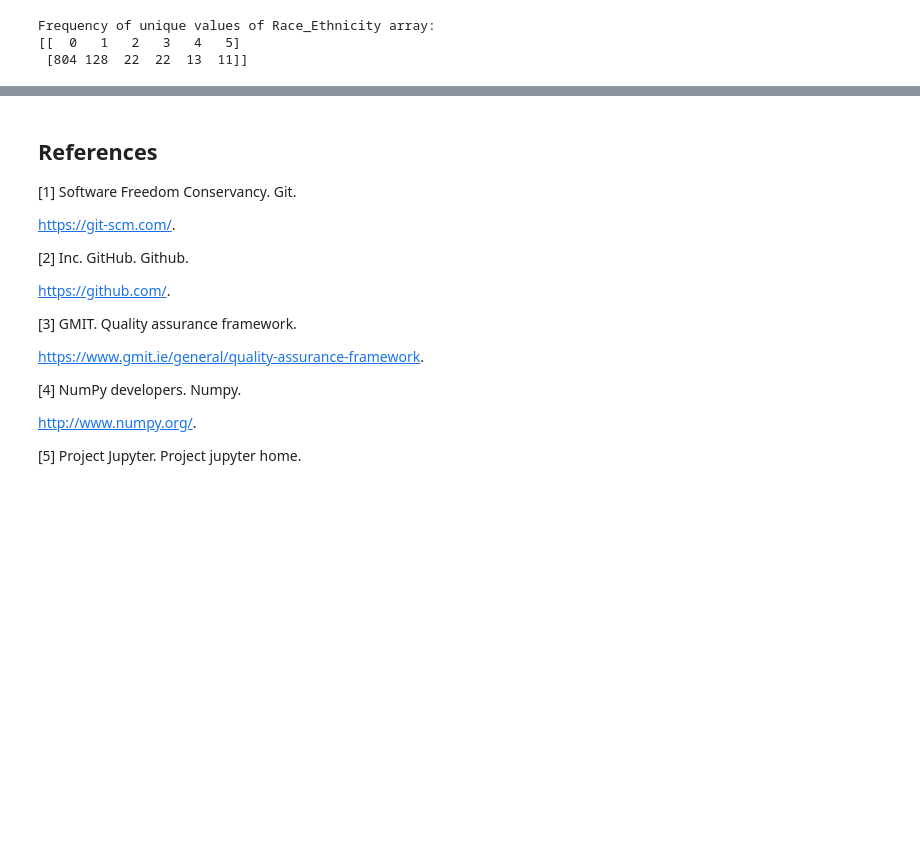
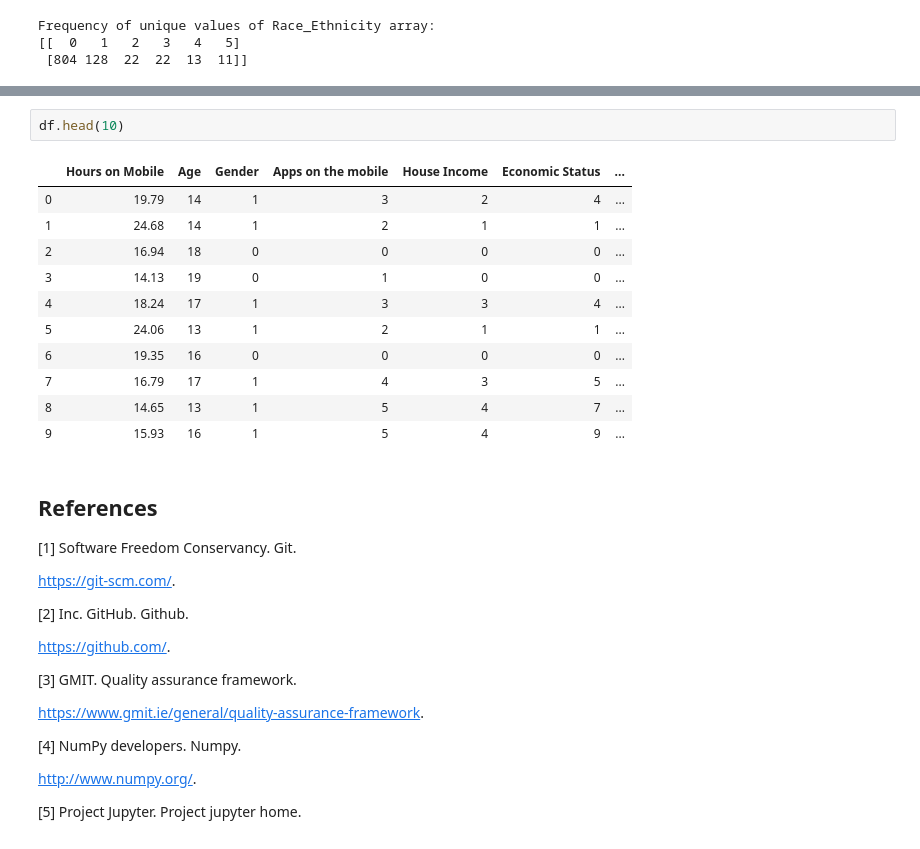
Before and after one commit to HenkT28/Programming_For_Data_Analysis_Project, a Jupyter notebook: Programming_For_Data_Analysis_Project.ipynb, the cells around one changed output, grey strips where cells are left out. Drawn from its saved outputs; the diff is of its cells as text; blank space fills up the shorter version.

```diff
--- a/Programming_For_Data_Analysis_Project.ipynb
+++ b/Programming_For_Data_Analysis_Project.ipynb
@@ -856,3 +889,17 @@ Frequency of unique values of Race_Ethnicity array:
+# %%
+df.head(10)
+# %% [output]
+|  | Hours on Mobile | Age | Gender | Apps on the mobile | House Income | Economic Status | ... |
+| 0 | 19.79 | 14 | 1 | 3 | 2 | 4 | ... |
+| 1 | 24.68 | 14 | 1 | 2 | 1 | 1 | ... |
+| 2 | 16.94 | 18 | 0 | 0 | 0 | 0 | ... |
+| 3 | 14.13 | 19 | 0 | 1 | 0 | 0 | ... |
+| 4 | 18.24 | 17 | 1 | 3 | 3 | 4 | ... |
+| 5 | 24.06 | 13 | 1 | 2 | 1 | 1 | ... |
+| 6 | 19.35 | 16 | 0 | 0 | 0 | 0 | ... |
+| 7 | 16.79 | 17 | 1 | 4 | 3 | 5 | ... |
+| 8 | 14.65 | 13 | 1 | 5 | 4 | 7 | ... |
+| 9 | 15.93 | 16 | 1 | 5 | 4 | 9 | ... |
 # %% [markdown]
 ## References
 
```
Also changed, not shown: parts of 20 cells of this notebook.
